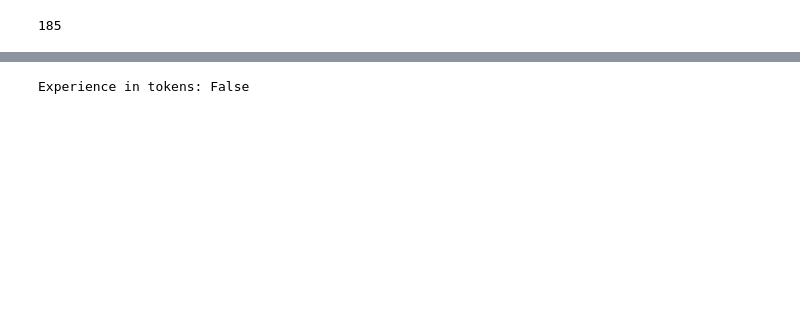
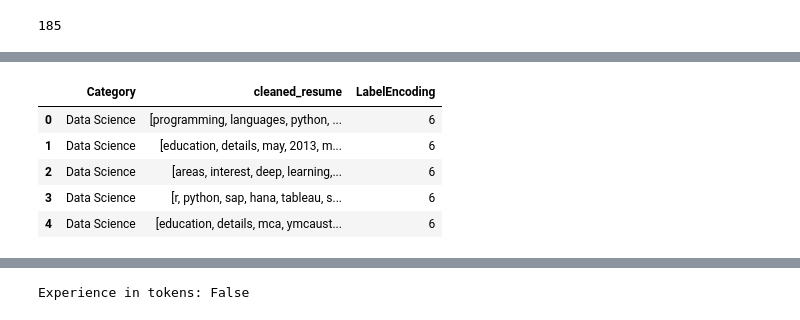
Before and after one commit to senghok510/Resume_matching, a Jupyter notebook: notebooks/feature_engineering.ipynb, the cells around one changed output, grey strips where cells are left out. Saved outputs shown, nothing was run; the diff lists cells and outputs as text; code cells hidden in the pictures; blank space fills up the shorter version.

```diff
--- a/notebooks/feature_engineering.ipynb
+++ b/notebooks/feature_engineering.ipynb
@@ -78,7 +55,6 @@ There are  399484 token in the resume.
 # %%
-#Remove stop word
 DOMAIN_SPECIFIC_STOPWORDS = ['resume', 'job', 'candidate', 'apply', 'experience', 'skills']
-
 stop_words = set(stopwords.words('english')).union(DOMAIN_SPECIFIC_STOPWORDS)
 
-resume_tokens = [word for word in resume_tokens if word not in stop_words]
+def remove_stopwords_from_tokens(tokens):
+    return [word for word in tokens if word.lower() not in stop_words]
@@ -106,0 +85,11 @@ After remove the stop words from the tokens of the resume, it remains only  3080
+# %%
+resume['cleaned_resume'] = resume['cleaned_resume'].apply(lambda x: remove_stopwords_from_tokens(x))
+# %%
+resume.head()
+# %% [output]
+|  | Category | cleaned_resume | LabelEncoding |
+| 0 | Data Science | [programming, languages, python, ... | 6 |
+| 1 | Data Science | [education, details, may, 2013, m... | 6 |
+| 2 | Data Science | [areas, interest, deep, learning,... | 6 |
+| 3 | Data Science | [r, python, sap, hana, tableau, s... | 6 |
+| 4 | Data Science | [education, details, mca, ymcaust... | 6 |
```
Also changed, not shown: parts of 51 cells of this notebook.
